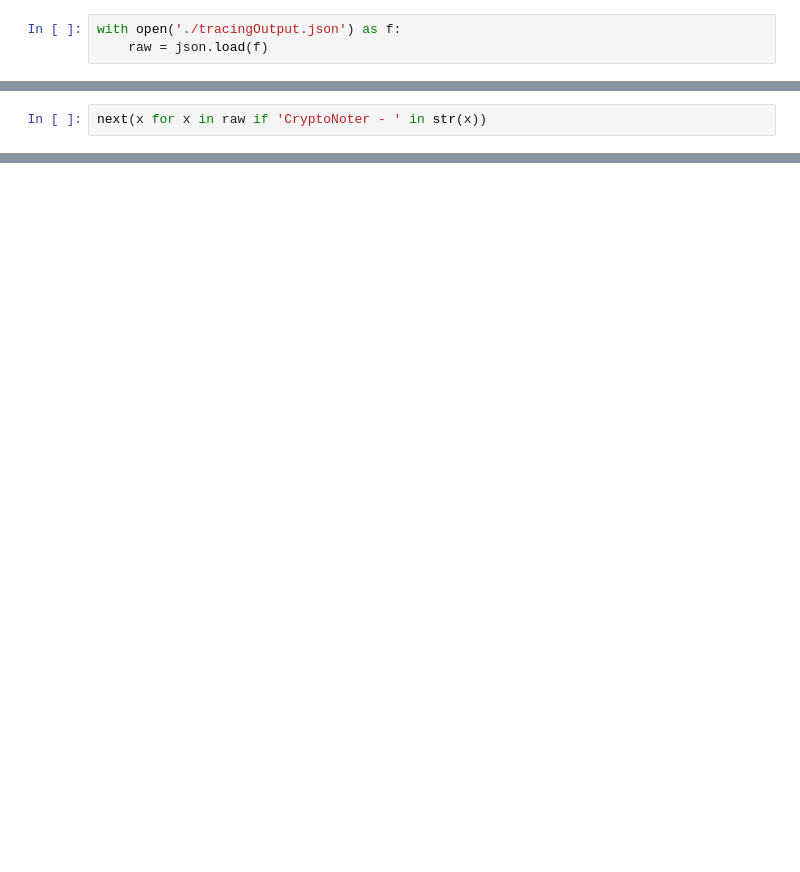
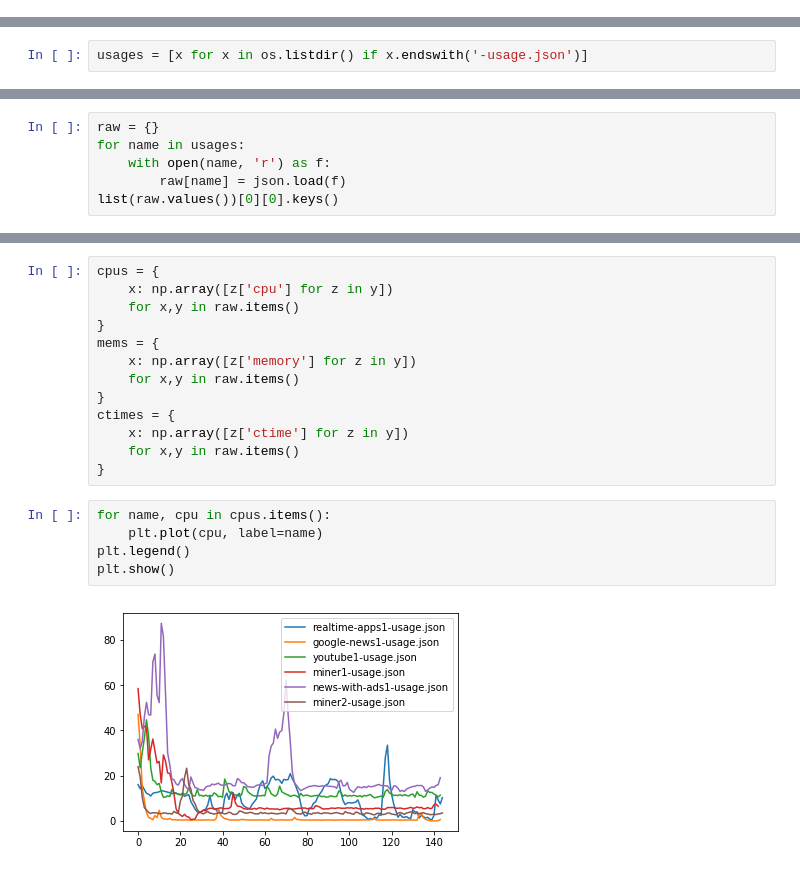
Before and after one commit to uiucseclab/webminer-detector, a Jupyter notebook: scanner/Analysis2.ipynb, the cells around one changed output, grey strips where cells are left out. Drawn from its saved outputs; the diff is of its cells as text; blank space fills up the shorter version.

Commit message:
youtube/ads/miners all behave similarly in terms of CPU/Mem usage

```diff
--- a/scanner/Analysis2.ipynb
+++ b/scanner/Analysis2.ipynb
@@ -3,3 +0,0 @@ import json
-# %%
-with open('./tracingOutput.json') as f:
-    raw = json.load(f)
@@ -31,2 +6,2 @@ set(y for x in raw for y in x.keys())
 # %%
-next(x for x in raw if 'CryptoNoter - ' in str(x))
+usages = [x for x in os.listdir() if x.endswith('-usage.json')]
@@ -60,0 +8,6 @@ list(x for x in raw if 'events' in str(x).lower())
+# %%
+raw = {}
+for name in usages:
+    with open(name, 'r') as f:
+        raw[name] = json.load(f)
+list(raw.values())[0][0].keys()
@@ -60,0 +16,20 @@ list(x for x in raw if 'events' in str(x).lower())
+# %%
+cpus = {
+    x: np.array([z['cpu'] for z in y])
+    for x,y in raw.items()
+}
+mems = {
+    x: np.array([z['memory'] for z in y])
+    for x,y in raw.items()
+}
+ctimes = {
+    x: np.array([z['ctime'] for z in y])
+    for x,y in raw.items()
+}
+# %%
+for name, cpu in cpus.items():
+    plt.plot(cpu, label=name)
+plt.legend()
+plt.show()
+# %% [output]
+[figure, added]
```
Also changed, not shown: parts of 9 cells of this notebook, 1 other file.
